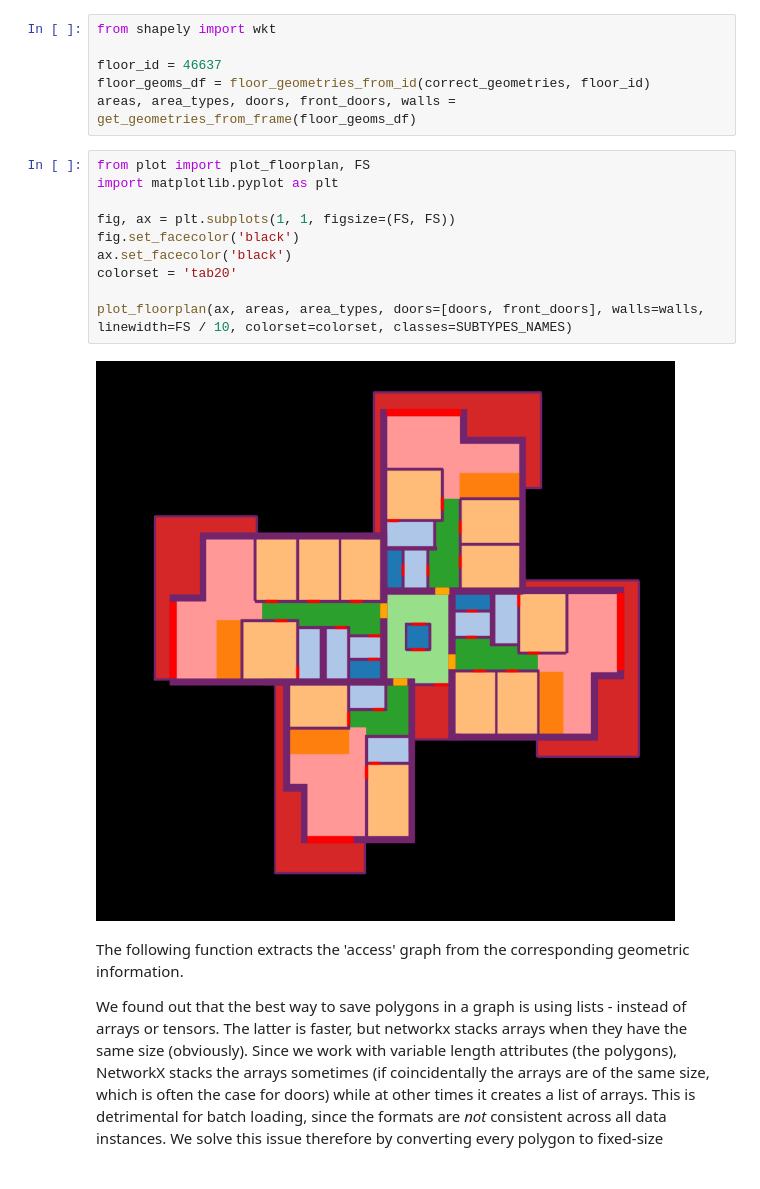
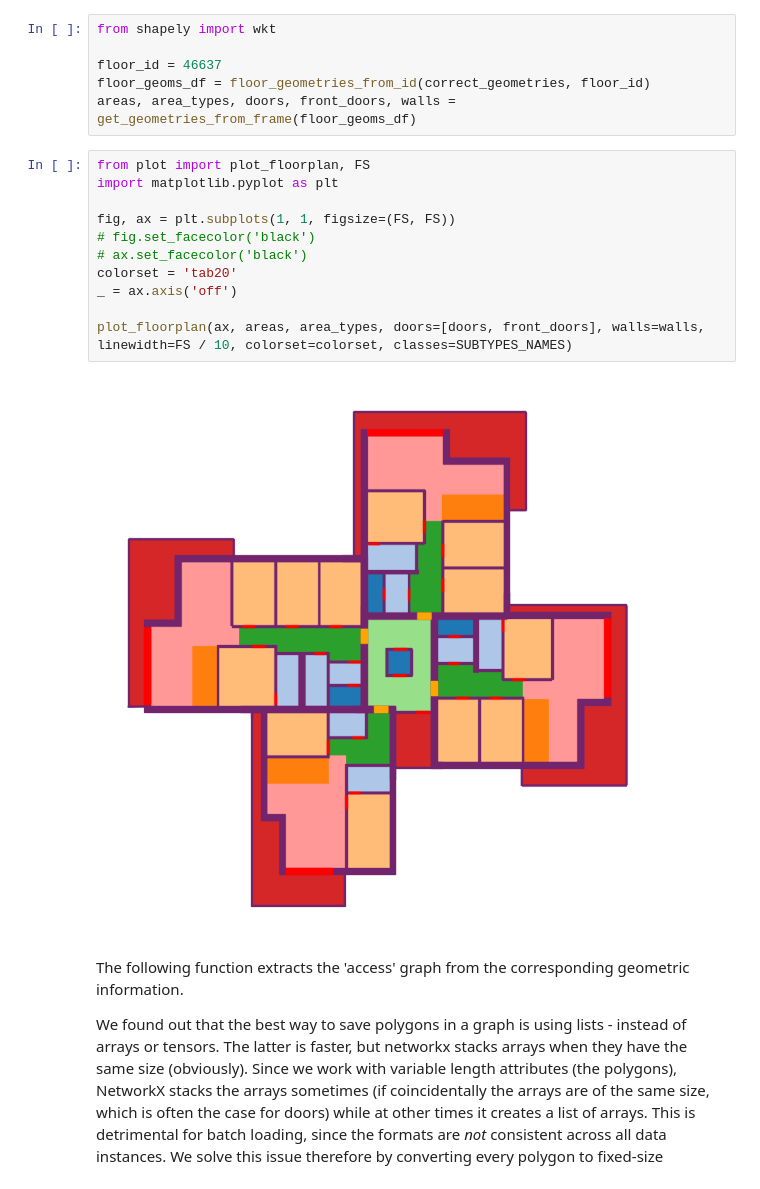
Before and after one commit to Haoranxia/Graph_ML_project, a Jupyter notebook: data-extraction.ipynb, the cells around one changed output. Drawn from its saved outputs; the diff is of its cells as text.

```diff
--- a/data-extraction.ipynb
+++ b/data-extraction.ipynb
@@ -144,15 +144,16 @@ areas, area_types, doors, front_doors, walls = get_geometries_from_frame(floor_g
 # %%
 from plot import plot_floorplan, FS
 import matplotlib.pyplot as plt
 
 fig, ax = plt.subplots(1, 1, figsize=(FS, FS))
-fig.set_facecolor('black')
-ax.set_facecolor('black')
+# fig.set_facecolor('black')
+# ax.set_facecolor('black')
 colorset = 'tab20'
+_ = ax.axis('off')
 
 plot_floorplan(ax, areas, area_types, doors=[doors, front_doors], walls=walls, linewidth=FS / 10, colorset=colorset, classes=SUBTYPES_NAMES)
 # %% [output]
-[figure, old version]
+[figure, new version]
 # %% [markdown]
 The following function extracts the 'access' graph from the corresponding geometric information.
 
```
Also changed, not shown: parts of 5 cells of this notebook.
